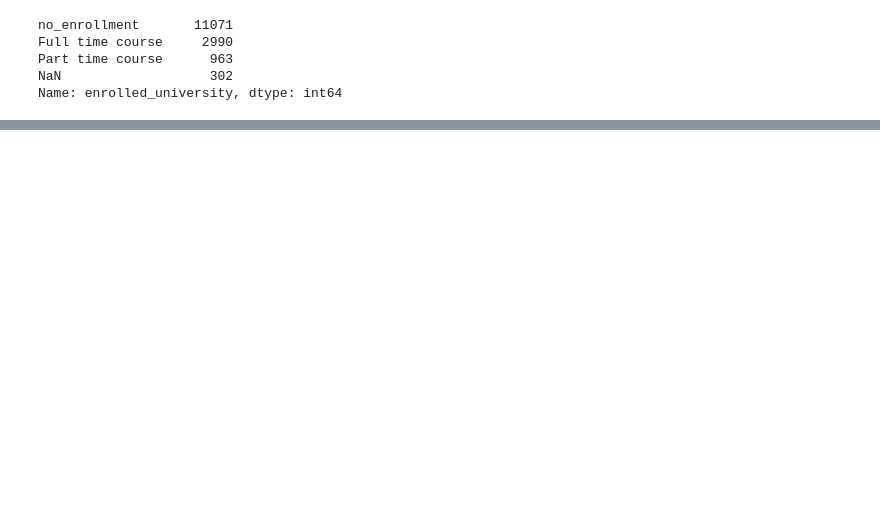
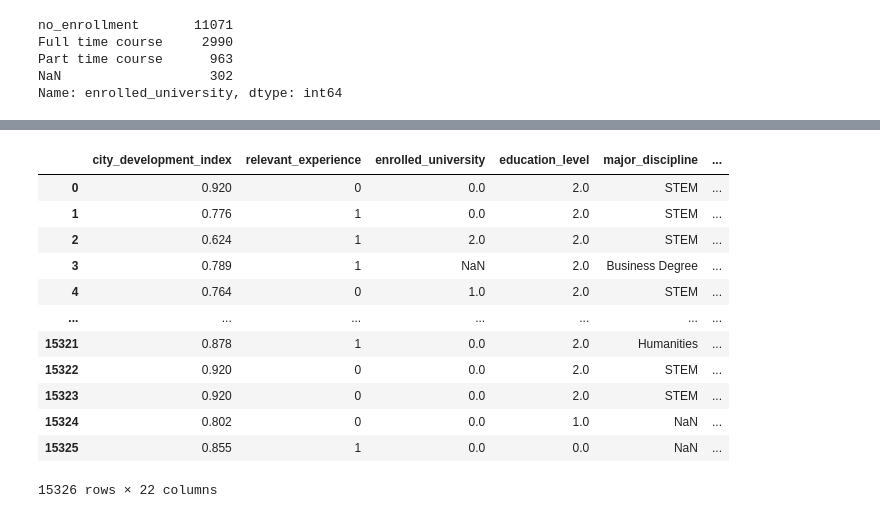
Before and after one commit to SebastianHerran/SupervisedLearningCompetition, a Jupyter notebook: code.ipynb, the cells around one changed output, grey strips where cells are left out. Cells and saved outputs as stored; diff of their text form; code cells hidden in the pictures; blank space fills up the shorter version.

```diff
--- a/code.ipynb
+++ b/code.ipynb
@@ -223,3 +280,8 @@ High School       1607
 Phd                329
 Primary School     242
 Name: education_level, dtype: int64
+# %%
+oe_edlvl = OrdinalEncoder(categories=[['Primary School','High School','Graduate','Masters','Phd']],handle_unknown='use_encoded_value',unknown_value=np.nan)
+# %%
+edlvl_encoded_wnans = pd.DataFrame(oe_edlvl.fit_transform(df.education_level.values.reshape(-1,1)),columns=['education_level'])
+edlvl_encoded_wnans
@@ -225,0 +302,17 @@ Name: education_level, dtype: int64
+# %%
+df.education_level = edlvl_encoded_wnans
+df
+# %% [output]
+|  | city_development_index | relevant_experience | enrolled_university | education_level | major_discipline | ... |
+| 0 | 0.920 | 0 | 0.0 | 2.0 | STEM | ... |
+| 1 | 0.776 | 1 | 0.0 | 2.0 | STEM | ... |
+| 2 | 0.624 | 1 | 2.0 | 2.0 | STEM | ... |
+| 3 | 0.789 | 1 | NaN | 2.0 | Business Degree | ... |
+| 4 | 0.764 | 0 | 1.0 | 2.0 | STEM | ... |
+| ... | ... | ... | ... | ... | ... | ... |
+| 15321 | 0.878 | 1 | 0.0 | 2.0 | Humanities | ... |
+| 15322 | 0.920 | 0 | 0.0 | 2.0 | STEM | ... |
+| 15323 | 0.920 | 0 | 0.0 | 2.0 | STEM | ... |
+| 15324 | 0.802 | 0 | 0.0 | 1.0 | NaN | ... |
+| 15325 | 0.855 | 1 | 0.0 | 0.0 | NaN | ... |
+15326 rows × 22 columns
```
Also changed, not shown: parts of 69 cells of this notebook, 5 other files.
